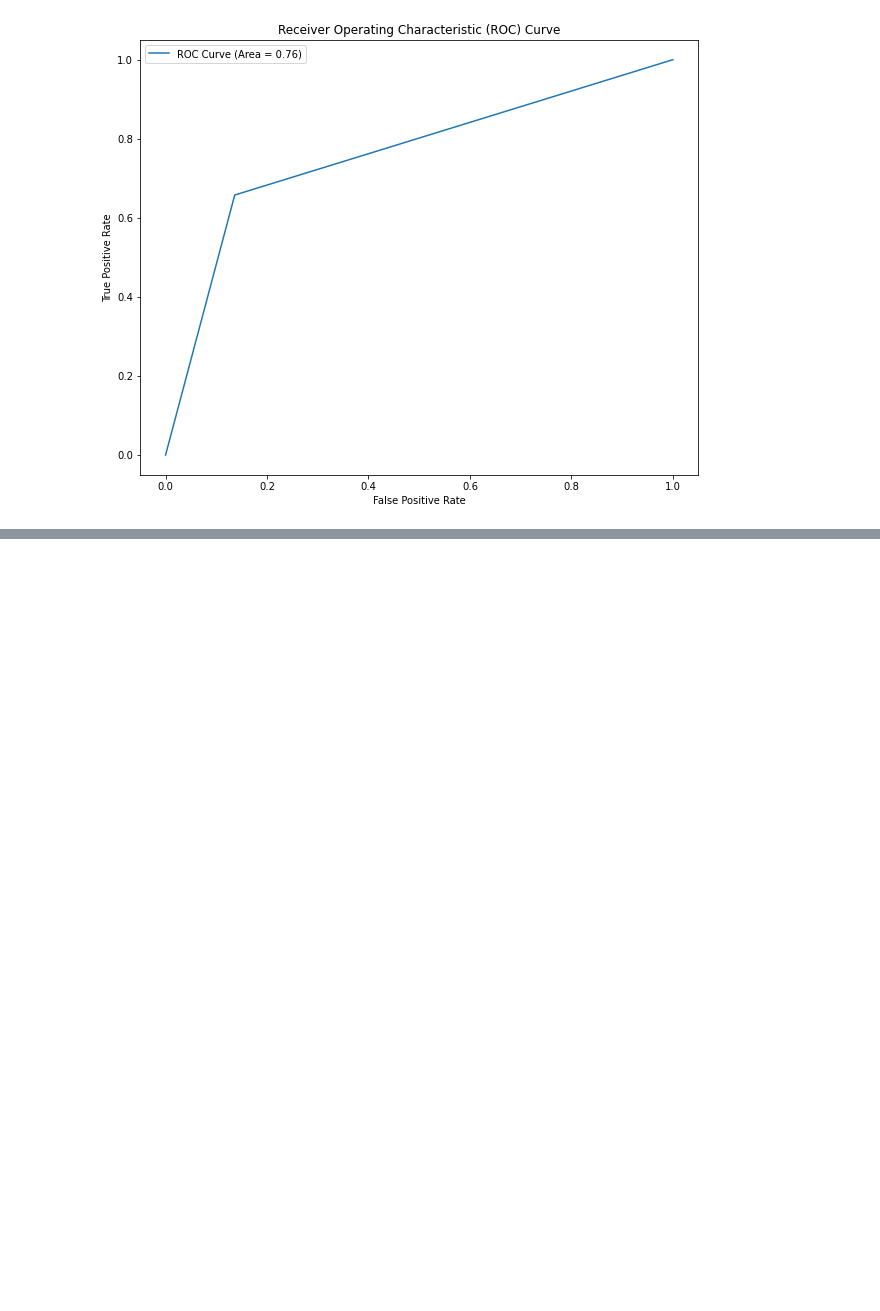
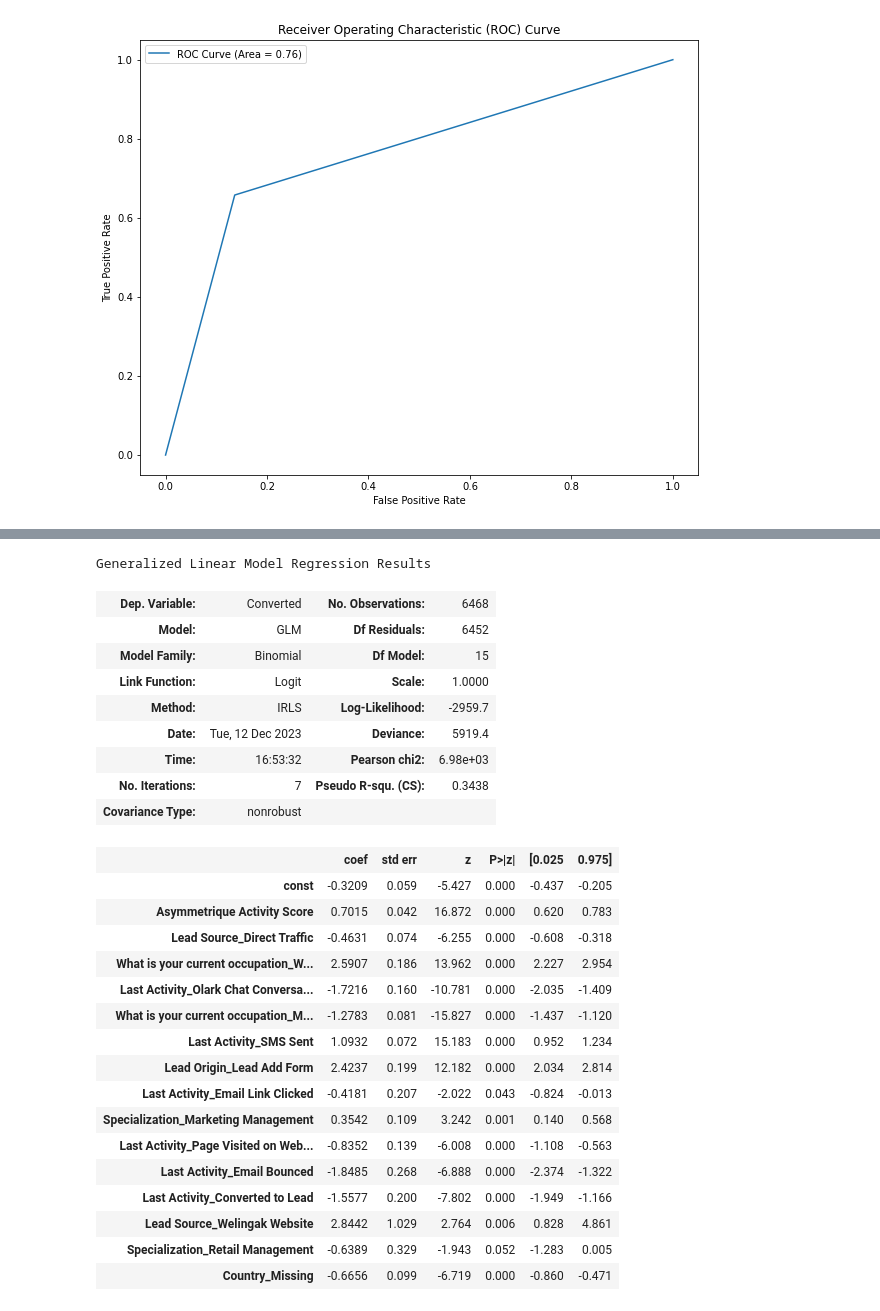
Before and after one commit to dhimanarya/Lead_Scoring_Case_Study, a Jupyter notebook: code file.ipynb, the cells around one changed output, grey strips where cells are left out. Cells and saved outputs as stored; diff of their text form; code cells hidden in the pictures; blank space fills up the shorter version.

```diff
--- a/code file.ipynb
+++ b/code file.ipynb
@@ -1462,0 +1588,6 @@ array([1, 1, 0, ..., 0, 0, 0], dtype=int64)
+# %%
+# droping 'What is your current occupation_Other	'
+dtrain9=dtrain8.drop(columns='What is your current occupation_Other')
+dtrain9_cons=sm.add_constant(dtrain9)
+sm4=sm.GLM(ytrain,dtrain9_cons,family=sm.families.Binomial()).fit()
+sm4.summary()
@@ -1462,0 +1621,6 @@ array([1, 1, 0, ..., 0, 0, 0], dtype=int64)
+# %%
+# droping '# droping 'What is your current occupation_Other	'
+dtrain10=dtrain9.drop(columns='Country_United Arab Emirates')
+dtrain10_cons=sm.add_constant(dtrain10)
+sm4=sm.GLM(ytrain,dtrain10_cons,family=sm.families.Binomial()).fit()
+sm4.summary()
@@ -1462,0 +1654,6 @@ array([1, 1, 0, ..., 0, 0, 0], dtype=int64)
+# %%
+# droping 'What is your current occupation_Businessman'
+dtrain11=dtrain10.drop(columns='What is your current occupation_Businessman')
+dtrain11_cons=sm.add_constant(dtrain11)
+sm4=sm.GLM(ytrain,dtrain11_cons,family=sm.families.Binomial()).fit()
+sm4.summary()
@@ -1462,0 +1687,6 @@ array([1, 1, 0, ..., 0, 0, 0], dtype=int64)
+# %%
+# droping 'Lead Source_Reference'
+dtrain12=dtrain11.drop(columns='Lead Source_Reference')
+dtrain12_cons=sm.add_constant(dtrain12)
+sm4=sm.GLM(ytrain,dtrain12_cons,family=sm.families.Binomial()).fit()
+sm4.summary()
@@ -1462,0 +1720,34 @@ array([1, 1, 0, ..., 0, 0, 0], dtype=int64)
+# %%
+# droping 'Lead Source_Facebook'
+dtrain13=dtrain12.drop(columns='Lead Source_Facebook')
+dtrain13_cons=sm.add_constant(dtrain13)
+sm4=sm.GLM(ytrain,dtrain13_cons,family=sm.families.Binomial()).fit()
+sm4.summary()
+# %% [output]
+Generalized Linear Model Regression Results
+| Dep. Variable: | Converted | No. Observations: | 6468 |
+| Model: | GLM | Df Residuals: | 6452 |
+| Model Family: | Binomial | Df Model: | 15 |
+| Link Function: | Logit | Scale: | 1.0000 |
+| Method: | IRLS | Log-Likelihood: | -2959.7 |
+| Date: | Tue, 12 Dec 2023 | Deviance: | 5919.4 |
+| Time: | 16:53:32 | Pearson chi2: | 6.98e+03 |
+| No. Iterations: | 7 | Pseudo R-squ. (CS): | 0.3438 |
+| Covariance Type: | nonrobust |  |  |
+|  | coef | std err | z | P>|z| | [0.025 | 0.975] |
+| const | -0.3209 | 0.059 | -5.427 | 0.000 | -0.437 | -0.205 |
+| Asymmetrique Activity Score | 0.7015 | 0.042 | 16.872 | 0.000 | 0.620 | 0.783 |
+| Lead Source_Direct Traffic | -0.4631 | 0.074 | -6.255 | 0.000 | -0.608 | -0.318 |
+| What is your current occupation_W... | 2.5907 | 0.186 | 13.962 | 0.000 | 2.227 | 2.954 |
+| Last Activity_Olark Chat Conversa... | -1.7216 | 0.160 | -10.781 | 0.000 | -2.035 | -1.409 |
+| What is your current occupation_M... | -1.2783 | 0.081 | -15.827 | 0.000 | -1.437 | -1.120 |
+| Last Activity_SMS Sent | 1.0932 | 0.072 | 15.183 | 0.000 | 0.952 | 1.234 |
+| Lead Origin_Lead Add Form | 2.4237 | 0.199 | 12.182 | 0.000 | 2.034 | 2.814 |
+| Last Activity_Email Link Clicked | -0.4181 | 0.207 | -2.022 | 0.043 | -0.824 | -0.013 |
+| Specialization_Marketing Management | 0.3542 | 0.109 | 3.242 | 0.001 | 0.140 | 0.568 |
+| Last Activity_Page Visited on Web... | -0.8352 | 0.139 | -6.008 | 0.000 | -1.108 | -0.563 |
+| Last Activity_Email Bounced | -1.8485 | 0.268 | -6.888 | 0.000 | -2.374 | -1.322 |
+| Last Activity_Converted to Lead | -1.5577 | 0.200 | -7.802 | 0.000 | -1.949 | -1.166 |
+| Lead Source_Welingak Website | 2.8442 | 1.029 | 2.764 | 0.006 | 0.828 | 4.861 |
+| Specialization_Retail Management | -0.6389 | 0.329 | -1.943 | 0.052 | -1.283 | 0.005 |
+| Country_Missing | -0.6656 | 0.099 | -6.719 | 0.000 | -0.860 | -0.471 |
```
Also changed, not shown: parts of 20 cells of this notebook.
